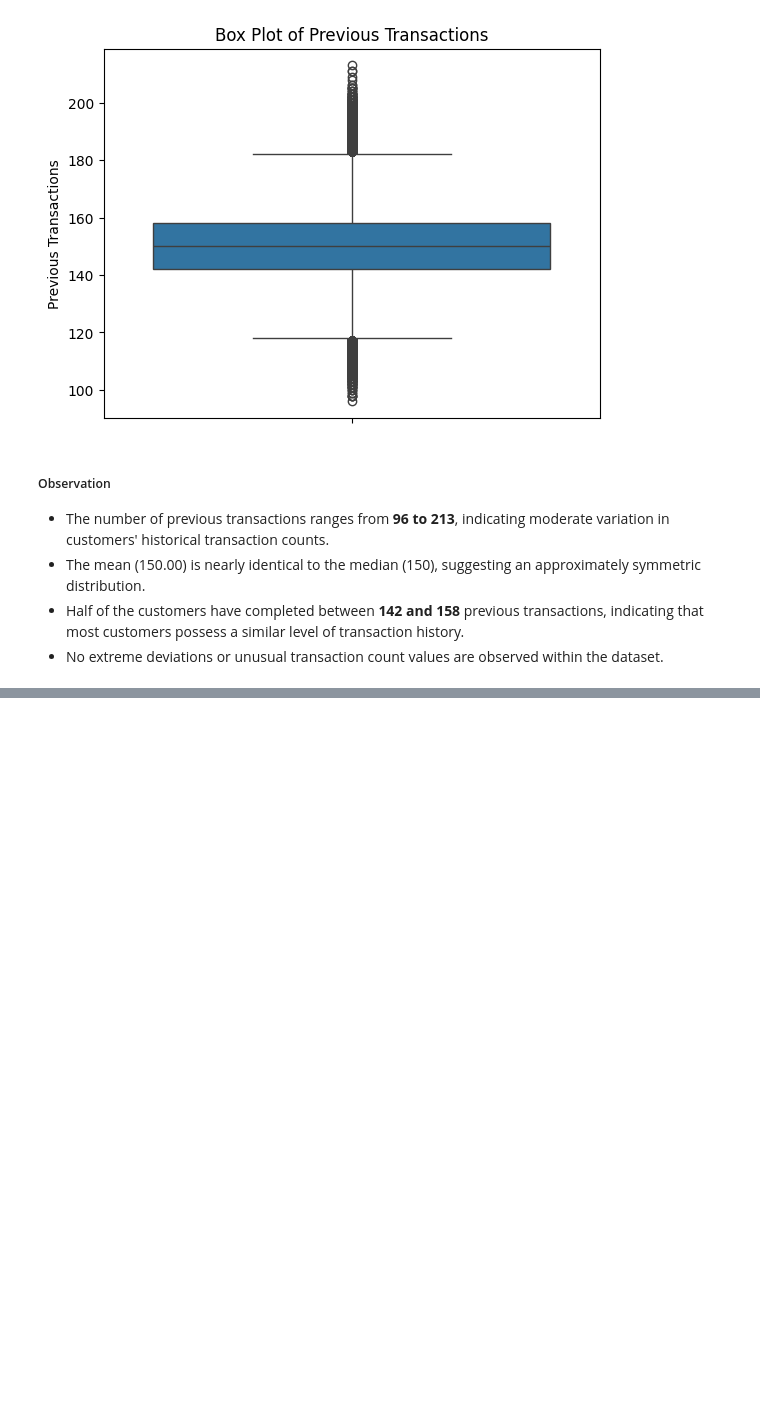
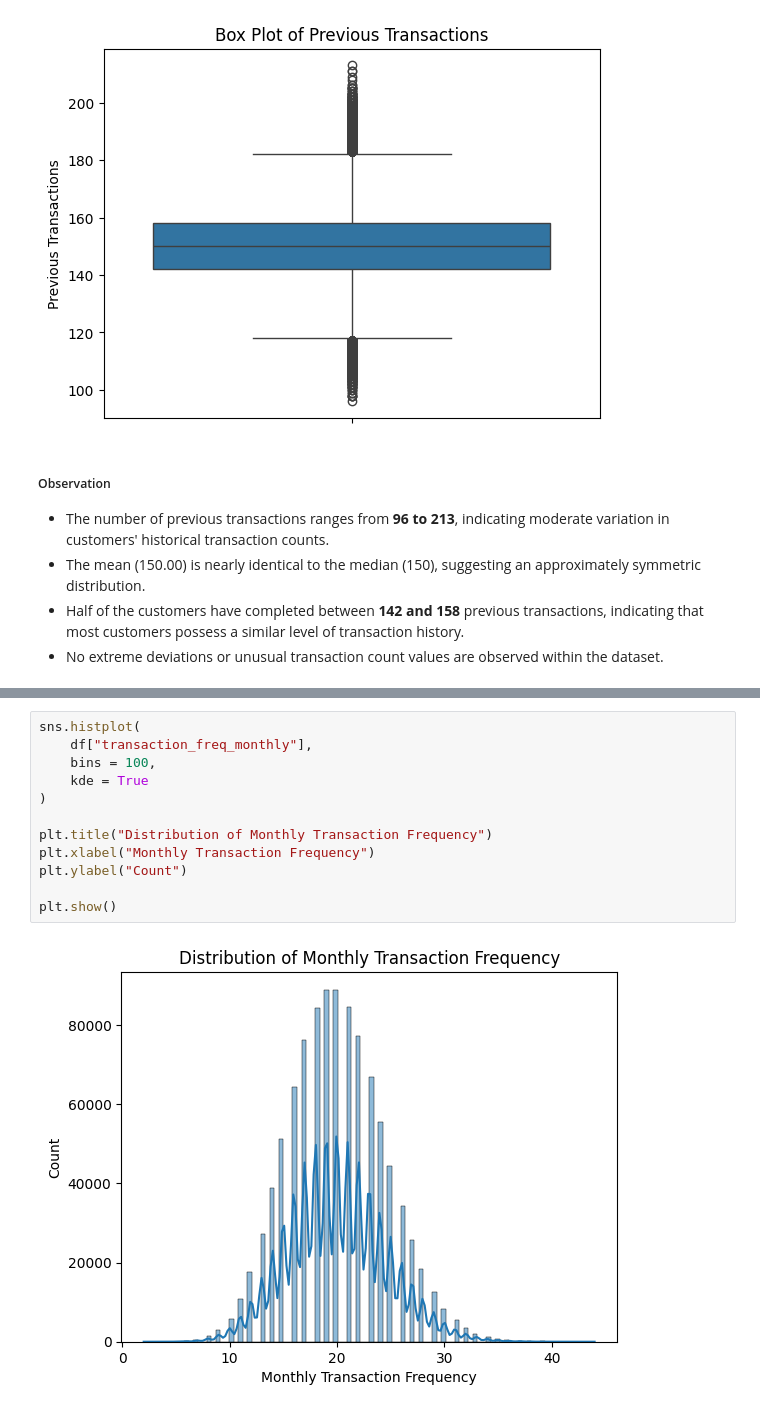
Before and after one commit to abhi-saurav-saroya/bank-fraud-eda, a Jupyter notebook: notebooks/02_exploratory_data_analysis.ipynb, the cells around one changed output, grey strips where cells are left out. Drawn from its saved outputs; the diff is of its cells as text; blank space fills up the shorter version.

Commit message:
feat: analyze monthly transaction frequency distribution

```diff
--- a/notebooks/02_exploratory_data_analysis.ipynb
+++ b/notebooks/02_exploratory_data_analysis.ipynb
@@ -764,0 +789,14 @@ plt.show()
+# %%
+sns.histplot(
+    df["transaction_freq_monthly"],
+    bins = 100,
+    kde = True
+)
+
+plt.title("Distribution of Monthly Transaction Frequency")
+plt.xlabel("Monthly Transaction Frequency")
+plt.ylabel("Count")
+
+plt.show()
+# %% [output]
+[figure, added]
```
Also changed, not shown: parts of 6 cells of this notebook.
